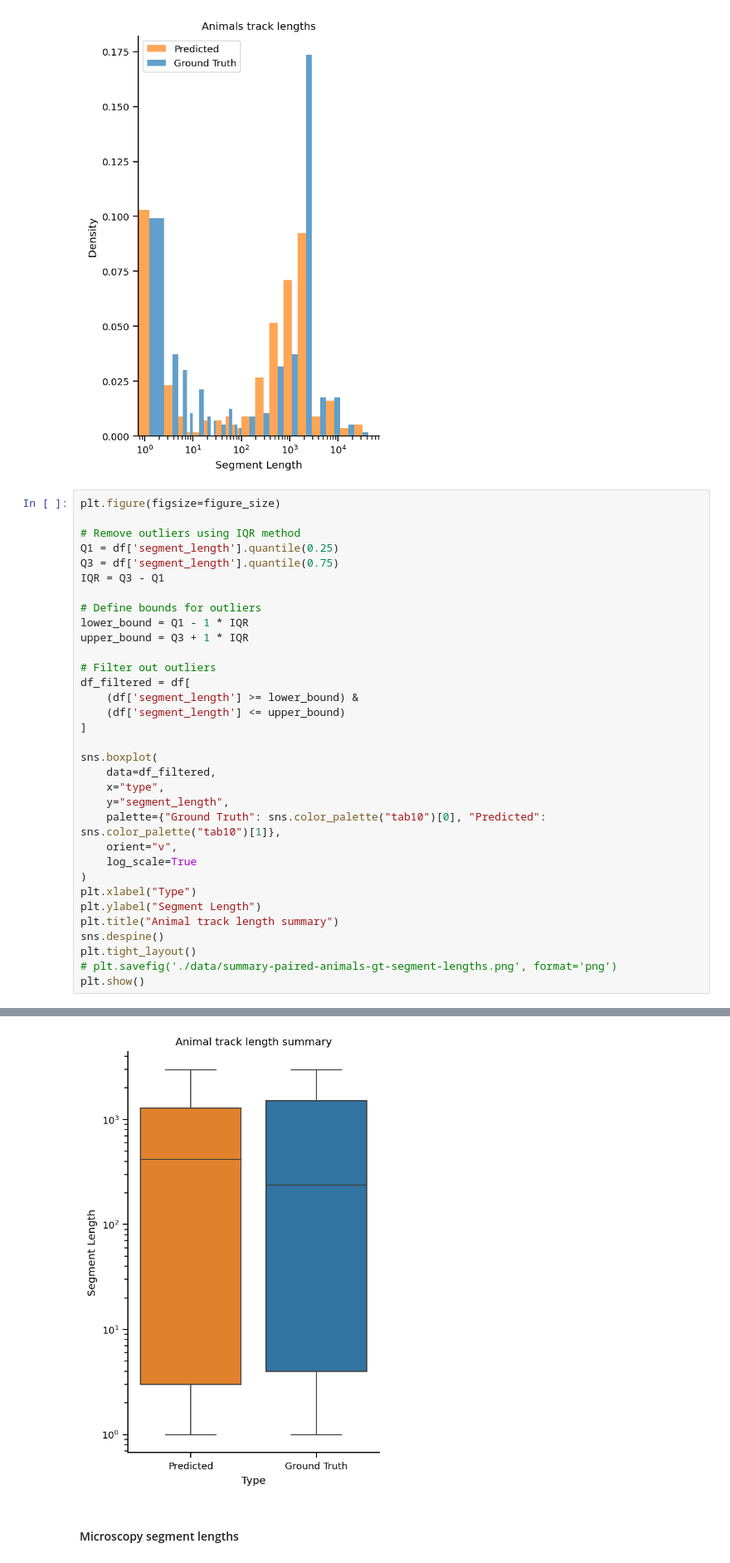
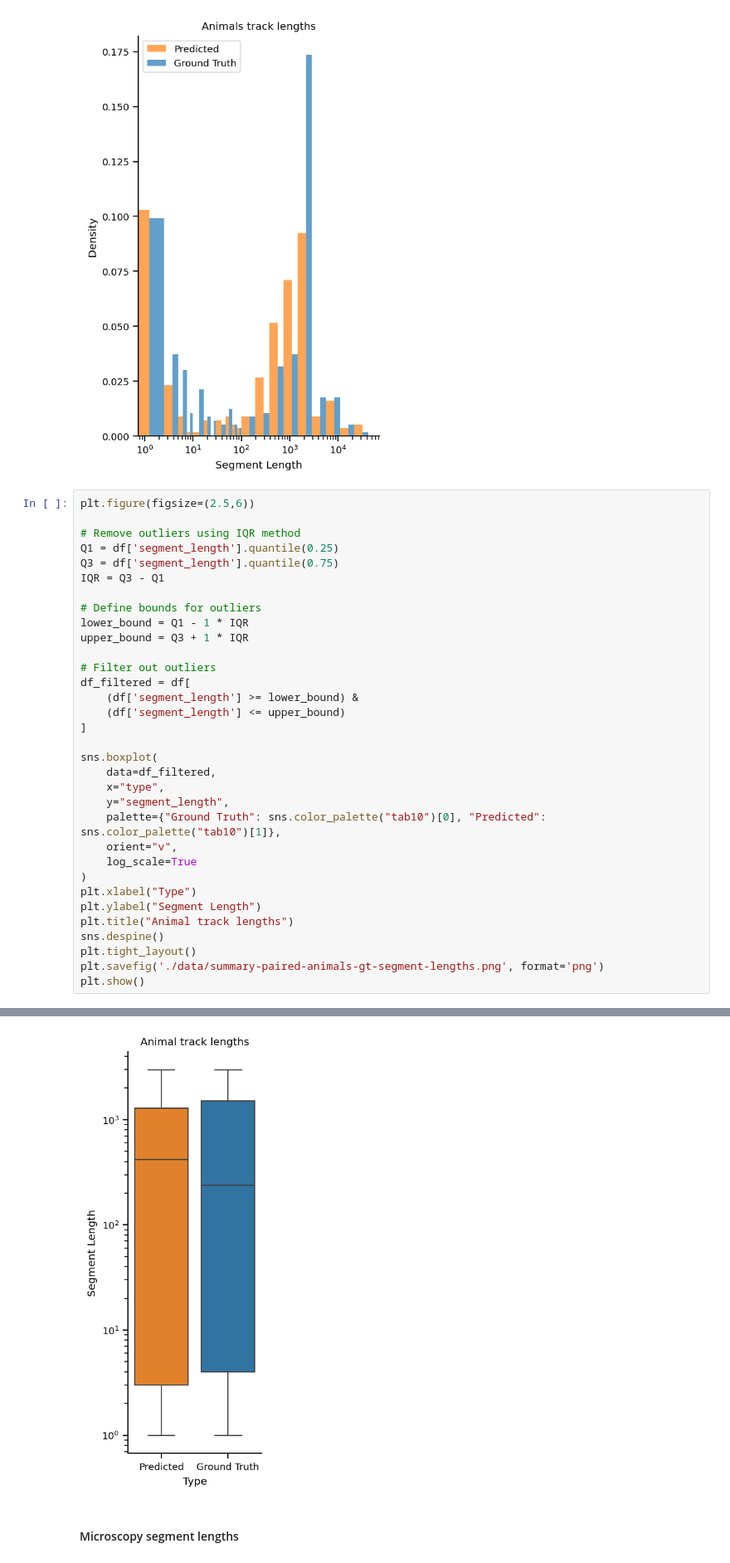
Before and after one commit to talmolab/dreem-plots, a Jupyter notebook: plot_dreem_for_submission.ipynb, the cells around one changed output, grey strips where cells are left out. Shown at 83% size. Saved outputs shown, nothing was run; the diff lists cells and outputs as text.

```diff
--- a/plot_dreem_for_submission.ipynb
+++ b/plot_dreem_for_submission.ipynb
@@ -327,43 +318,43 @@ plt.show()
 # %% [output]
 [figure]
 # %%
-plt.figure(figsize=figure_size)
+plt.figure(figsize=(2.5,6))
 
 # Remove outliers using IQR method
 Q1 = df['segment_length'].quantile(0.25)
 Q3 = df['segment_length'].quantile(0.75)
 IQR = Q3 - Q1
 
 # Define bounds for outliers
 lower_bound = Q1 - 1 * IQR
 upper_bound = Q3 + 1 * IQR
 
 # Filter out outliers
 df_filtered = df[
     (df['segment_length'] >= lower_bound) &
     (df['segment_length'] <= upper_bound)
 ]
 
 sns.boxplot(
     data=df_filtered,
     x="type",
     y="segment_length",
     palette={"Ground Truth": sns.color_palette("tab10")[0], "Predicted": sns.color_palette("tab10")[1]},
     orient="v",
     log_scale=True
 )
 plt.xlabel("Type")
 plt.ylabel("Segment Length")
-plt.title("Animal track length summary")
+plt.title("Animal track lengths")
 sns.despine()
 plt.tight_layout()
-# plt.savefig('./data/summary-paired-animals-gt-segment-lengths.png', format='png')
+plt.savefig('./data/summary-paired-animals-gt-segment-lengths.png', format='png')
 plt.show()
 # %% [output]
 Passing `palette` without assigning `hue` is deprecated and will be removed in v0.14.0. Assign the `x` variable to `hue` and set `legend=False` for the same effect.
 
   sns.boxplot(
-[figure, old version]
+[figure, new version]
 # %% [markdown]
 #### Microscopy segment lengths
 # %%
```
Also changed, not shown: parts of 33 cells of this notebook, 1 other file.
